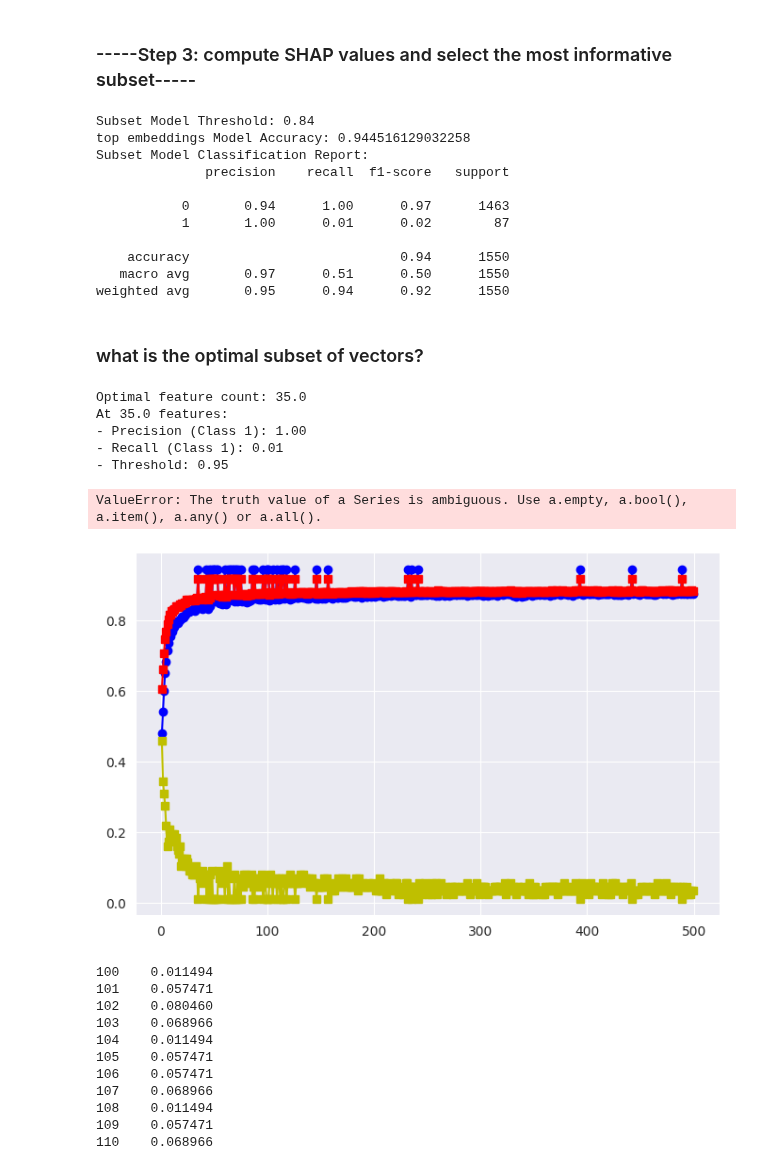
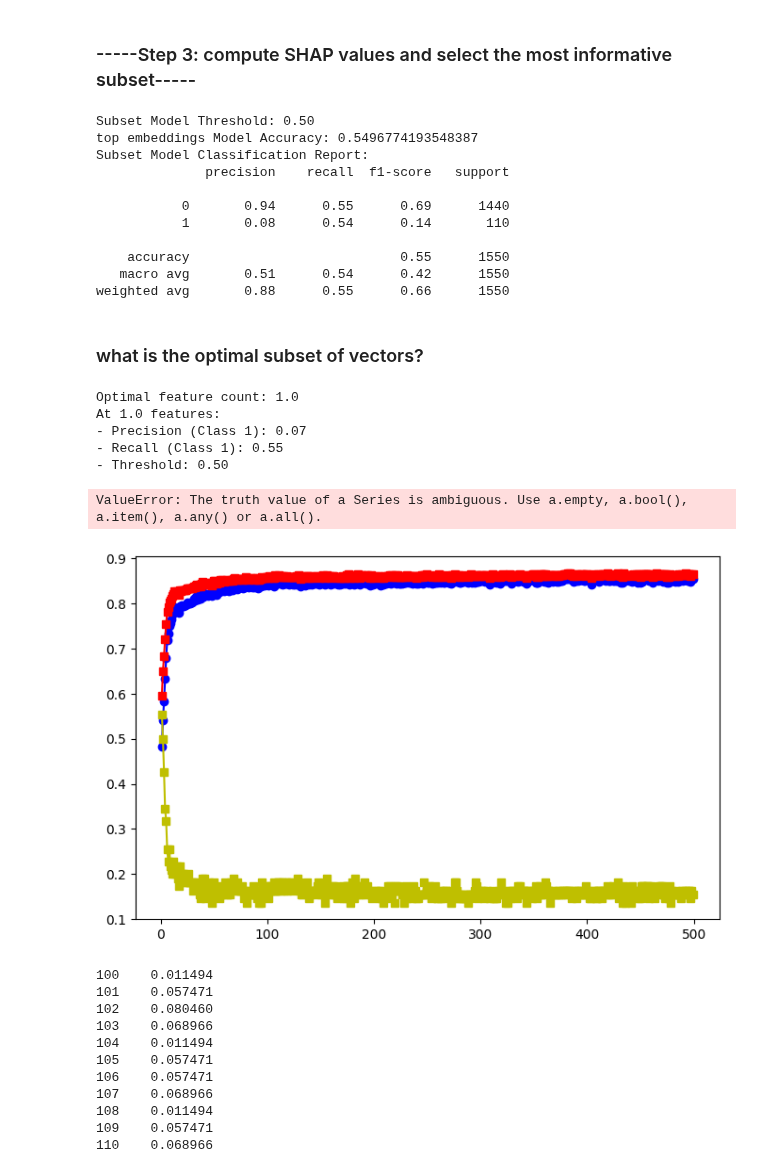
Before and after one commit to gavrielhan/MSc_Thesis, a Jupyter notebook: mk_eval_p_embeddings.ipynb, the cells around one changed output. Saved outputs shown, nothing was run; the diff lists cells and outputs as text; code cells hidden in the pictures.

```diff
--- a/mk_eval_p_embeddings.ipynb
+++ b/mk_eval_p_embeddings.ipynb
@@ -496,14 +495,10 @@ Saved follow-up patient embeddings to followup_patient_embeddings.csv
 # get the patient embeddings obtained with ClinicalBERT
 embeddings_df_baseline = pd.read_csv("patient_embeddings.csv")
 
-conditions = [
-    "Essential hypertension",
-    "Osteoporosis",
-    "Diabetes mellitus, type unspecified",
-    "Coronary atherosclerosis",
-    "Malignant neoplasms of breast",
-    "Hyperplasia of prostate"
-]
+conditions = ["Hyperlipoproteinaemia ", "Essential hypertension", "Intermediate hyperglycaemia",
+                             "Other specified conditions associated with the spine (intervertebral disc displacement)",
+                             "Osteoporosis","Diabetes mellitus, type unspecified","Non-alcoholic fatty liver disease",
+                             "Coronary atherosclerosis","Malignant neoplasms of breast"]
 
 # Step 1: Identify patients with the 6 specific conditions in df_conditions_baseline
 patients_with_specific_conditions = df_conditions_baseline[
@@ -671,17 +666,17 @@ print("top embeddings Model Accuracy:", accuracy_score(y_test, y_pred_subset))
 print("Subset Model Classification Report:")
 print(classification_report(y_test, y_pred_subset))
 # %% [output]
-Subset Model Threshold: 0.84
-top embeddings Model Accuracy: 0.944516129032258
+Subset Model Threshold: 0.50
+top embeddings Model Accuracy: 0.5496774193548387
 Subset Model Classification Report:
               precision    recall  f1-score   support
 
-           0       0.94      1.00      0.97      1463
-           1       1.00      0.01      0.02        87
+           0       0.94      0.55      0.69      1440
+           1       0.08      0.54      0.14       110
 
-    accuracy                           0.94      1550
-   macro avg       0.97      0.51      0.50      1550
-weighted avg       0.95      0.94      0.92      1550
+    accuracy                           0.55      1550
+   macro avg       0.51      0.54      0.42      1550
+weighted avg       0.88      0.55      0.66      1550
 # %% [markdown]
 ### what is the optimal subset of vectors?
 # %%
@@ -752,36 +747,36 @@ print(f"- Precision (Class 1): {metrics_df.iloc[best_idx]['precision_class1']:.2
 print(f"- Recall (Class 1): {metrics_df.iloc[best_idx]['recall_class1']:.2f}")
 print(f"- Threshold: {metrics_df.iloc[best_idx]['optimal_thresholds']:.2f}")
 # %% [output]
-Optimal feature count: 35.0
-At 35.0 features:
-- Precision (Class 1): 1.00
-- Recall (Class 1): 0.01
-- Threshold: 0.95
+Optimal feature count: 1.0
+At 1.0 features:
+- Precision (Class 1): 0.07
+- Recall (Class 1): 0.55
+- Threshold: 0.50
 # %%
-k_values = np.arange(1, 499 + 1)
+k_values = np.arange(1, 500)
 
 # Plotting
 plt.figure(figsize=(8, 5))
 plt.plot(k_values, metrics_df['accuracy'], marker='o', linestyle='-', label="Accuracy", color='b')
 plt.plot(k_values, metrics_df['f1_weighted'], marker='s', linestyle='-', label="F1 score", color='r')
 plt.plot(k_values, metrics_df['recall_class1'], marker='s', linestyle='-', label="Recall", color='y')
 
 # Set y-axis limits to zoom in on differences
 plt.ylim(min(min(metrics_df['f1_weighted']), min(metrics_df['accuracy']),metrics_df['recall_class1']) - 0.01,
          max(max(metrics_df['f1_weighted']), max(metrics_df['accuracy']),metrics_df['recall_class1']) + 0.01)
 
 # Labels and title
 plt.xlabel("Top k Features")
 plt.ylabel("Score")
 plt.title("F1 Score vs Accuracy for Different Top-k Features")
 plt.legend()
 plt.grid(True)
 
 # Show plot
 plt.show()
 # %% [output]
 ValueError: The truth value of a Series is ambiguous. Use a.empty, a.bool(), a.item(), a.any() or a.all().
-[figure, old version]
+[figure, new version]
 # %%
 metrics_df['recall_class1'][100:135]
 # %% [output]
```
Also changed, not shown: parts of 8 cells of this notebook, 2 other files.
